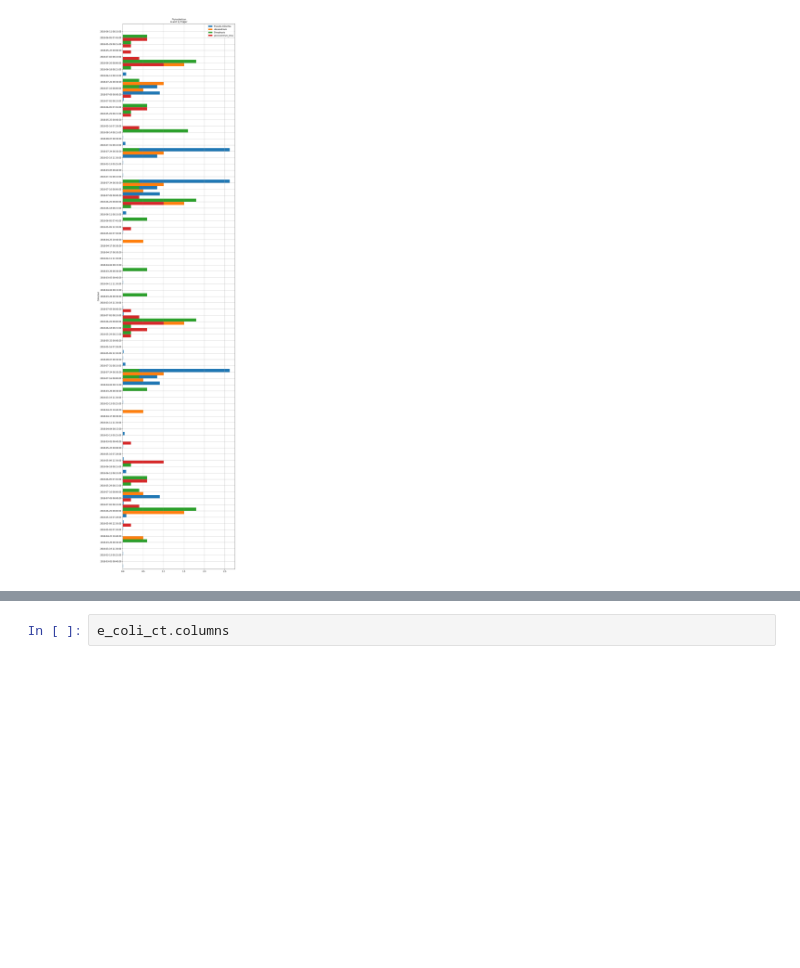
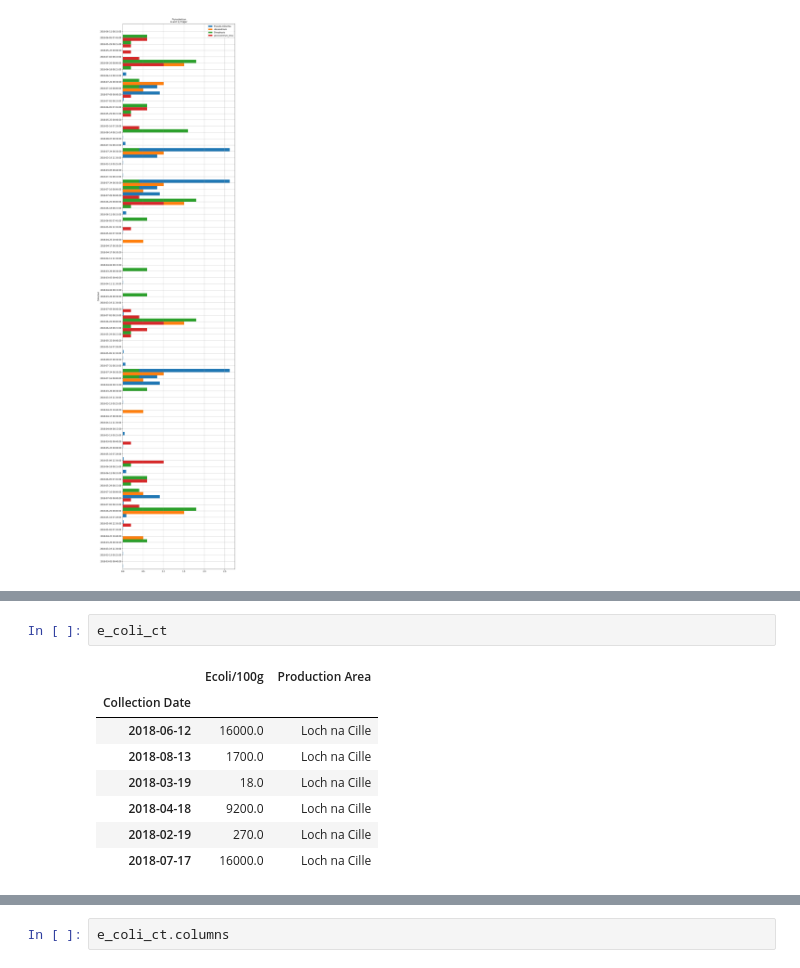
Before and after one commit to douglasmacdonald/python, a Jupyter notebook: notebooks/water_quality.ipynb, the cells around one changed output, grey strips where cells are left out. Saved outputs shown, nothing was run; the diff lists cells and outputs as text; blank space fills up the shorter version.

```diff
--- a/notebooks/water_quality.ipynb
+++ b/notebooks/water_quality.ipynb
@@ -288,0 +345,11 @@ plot_pyhtoplankton_trig(pyhtoplankton_ct, header_pyhtoplanktons_trig)
+# %%
+e_coli_ct
+# %% [output]
+|  | Ecoli/100g | Production Area |
+| Collection Date |  |  |
+| 2018-06-12 | 16000.0 | Loch na Cille |
+| 2018-08-13 | 1700.0 | Loch na Cille |
+| 2018-03-19 | 18.0 | Loch na Cille |
+| 2018-04-18 | 9200.0 | Loch na Cille |
+| 2018-02-19 | 270.0 | Loch na Cille |
+| 2018-07-17 | 16000.0 | Loch na Cille |
```
Also changed, not shown: parts of 14 cells of this notebook.
